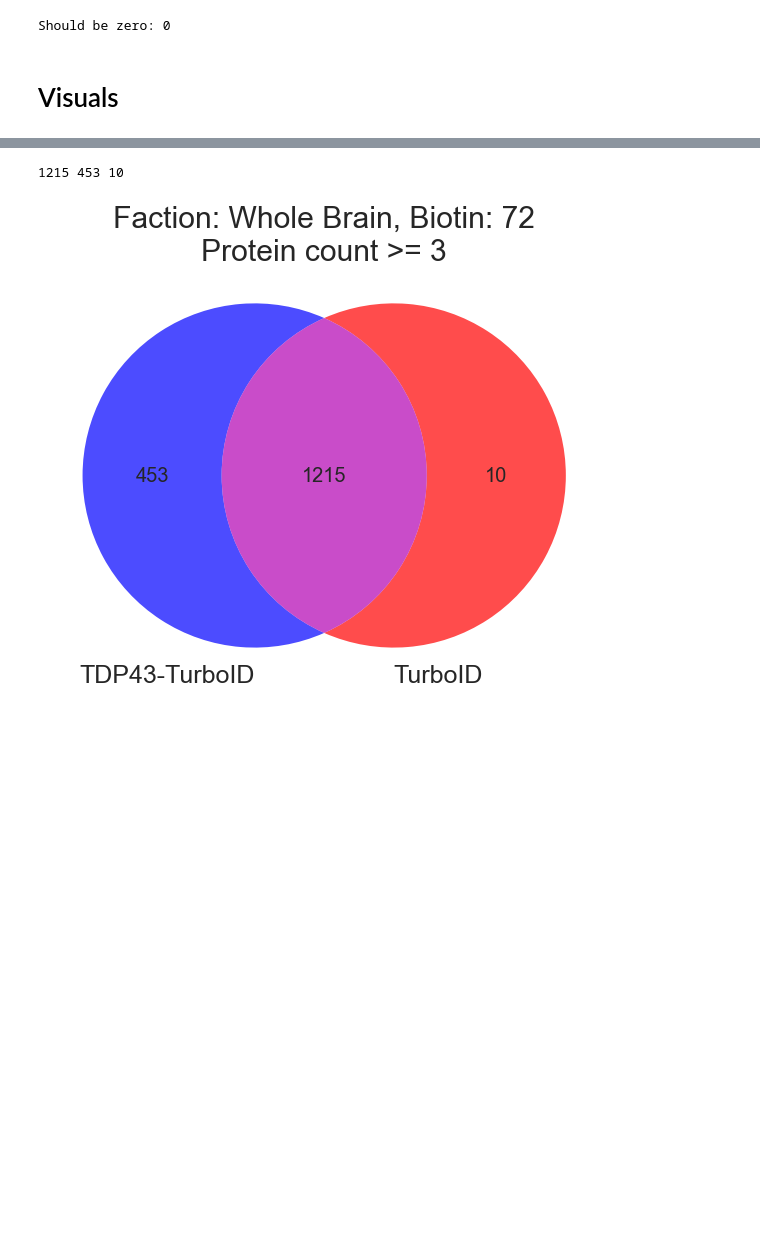
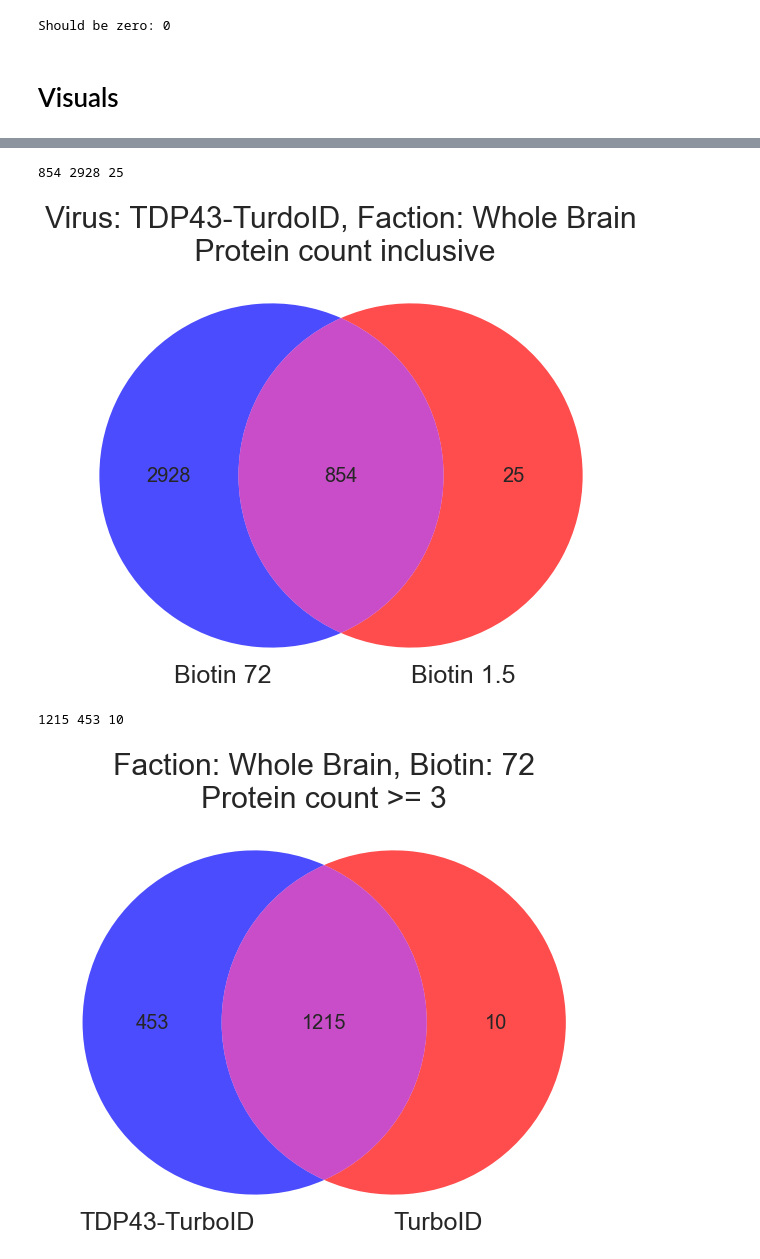
Before and after one commit to adamwbrew/Proteins, a Jupyter notebook: Visuals/protein_visuals_venns_and_heatmaps.ipynb, the cells around one changed output, grey strips where cells are left out. Saved outputs shown, nothing was run; the diff lists cells and outputs as text; code cells hidden in the pictures; blank space fills up the shorter version.

```diff
--- a/Visuals/protein_visuals_venns_and_heatmaps.ipynb
+++ b/Visuals/protein_visuals_venns_and_heatmaps.ipynb
@@ -161,3 +161,36 @@ plt.show()
+# %%
+# Venn Diagram Biotin types
+# TDP43TurboID_15_wholebrain, TDP43TurboID_72_wholebrain
+
+TDP43TurboID_72_wholebrain_list = TDP43TurboID_72_wholebrain[TDP43TurboID_72_wholebrain["Hits"] != 0]["Protein_Name"].copy().to_list()
+TDP43TurboID_15_wholebrain_list = TDP43TurboID_15_wholebrain[TDP43TurboID_15_wholebrain["Hits"] != 0]["Protein_Name"].copy().to_list()
+
+# 3 samples for top list, 1 sample for bottom list
+TDP43TurboID_72_wholebrain_list = list(set([x for x in TDP43TurboID_72_wholebrain_list if TDP43TurboID_72_wholebrain_list.count(x) >= 1]))
+TDP43TurboID_15_wholebrain_list = list(set([x for x in TDP43TurboID_15_wholebrain_list if TDP43TurboID_15_wholebrain_list.count(x) >= 1]))
+
+union_list = TDP43TurboID_15_wholebrain_list + TDP43TurboID_72_wholebrain_list
+
+union_list = set([x for x in union_list if union_list.count(x) > 1])
+TDP43TurboID_72_wholebrain_list = set([x for x in TDP43TurboID_72_wholebrain_list if x not in union_list])
+TDP43TurboID_15_wholebrain_list = set([x for x in TDP43TurboID_15_wholebrain_list if x not in union_list])
+print(len(union_list), len(TDP43TurboID_72_wholebrain_list), len(TDP43TurboID_15_wholebrain_list))
+
+plt.figure(figsize=(10,12), facecolor='white')
+plt.title("Virus: TDP43-TurdoID, Faction: Whole Brain\n Protein count inclusive", size = 30)
+ax = plt.gca()
+vd = venn2_unweighted(subsets = (len(TDP43TurboID_72_wholebrain_list), len(TDP43TurboID_15_wholebrain_list), len(union_list)), set_colors=("blue","red"), set_labels = ('Biotin 72', 'Biotin 1.5'), alpha = 0.7)
+
+for text in vd.set_labels:
+   text.set_fontsize(25)
+
+for text in vd.subset_labels:
+   text.set_fontsize(20)
+
+plt.show()
+# %% [output]
+854 2928 25
+[figure, added]
 # %%
 # Venn Diagram Biotin types
 # TDP43TurboID_72_wholebrain, TurboID_72_wholebrain
```
Also changed, not shown: parts of 1 cell of this notebook, 2 other files.
